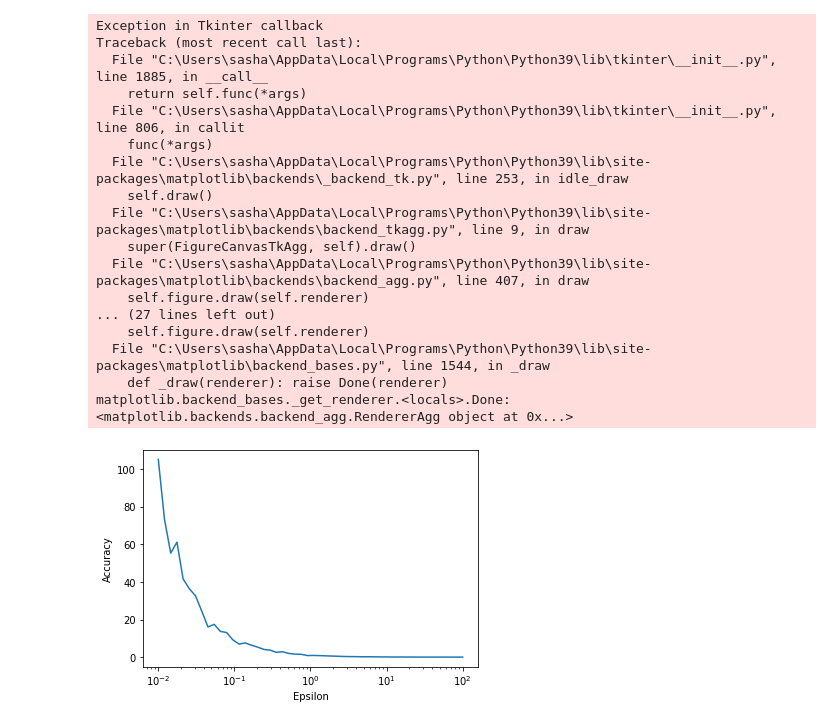
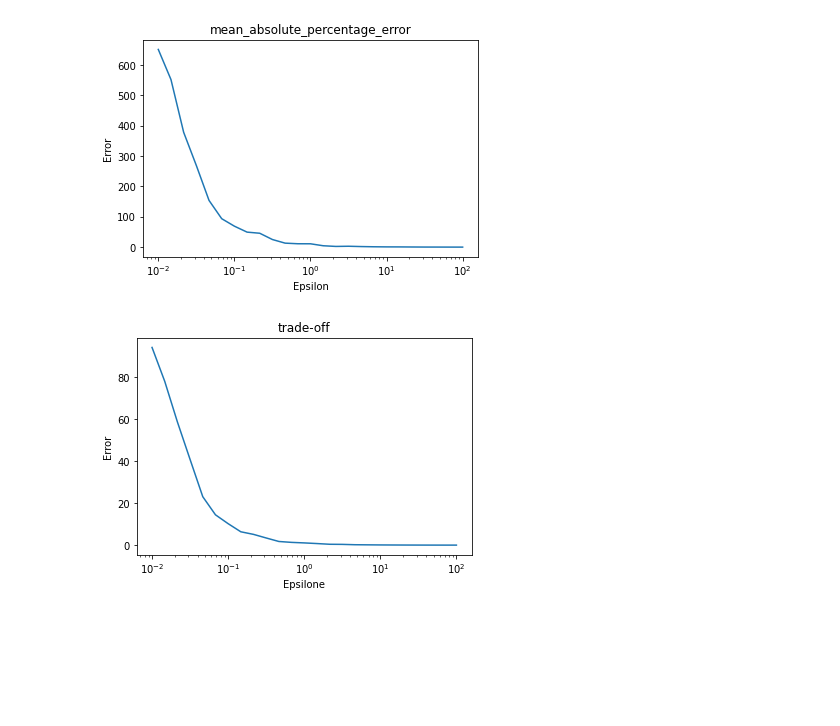
Before and after one commit to aleksandr-kataev/Privacy-Preserving-Algorithms, a Jupyter notebook: diffprivacyNoise.ipynb, the cells around one changed output. Saved outputs shown, nothing was run; the diff lists cells and outputs as text; code cells hidden in the pictures; blank space fills up the shorter version.

Commit message:
added mean_absolute_percentage_error as a metric, fixed the wrong label of rmq

```diff
--- a/diffprivacyNoise.ipynb
+++ b/diffprivacyNoise.ipynb
@@ -17,4 +18,8 @@ def gaussianMechanism(x, epsilon):
     return x
+# %%
+def mean_absolute_percentage_error(y_true, y_pred):
+    y_true, y_pred = np.array(y_true), np.array(y_pred)
+    return np.mean(np.abs((y_true - y_pred) / y_true)) * 100
 # %%
 dfy = dfy.iloc[1:]
 dfx['age'] = dfx['age'].apply(laplaceMechanism, args=(0.5,))
@@ -156,35 +59,36 @@ matplotlib.backend_bases._get_renderer.<locals>.Done: <matplotlib.backends.backe
 [figure]
 # %%
-epsilons = np.logspace(-2,2,50)
+epsilons = np.logspace(-2,2,25)
 df_original = pd.read_csv("healthdata.csv")
-average_change = []
+# %%
+average_change_mape = []
+for epsilon in epsilons:
+    df_private = pd.read_csv("healthdata.csv")
+    df_private['wage'] = df_private['wage'].apply(laplaceMechanism, args=(epsilon,))
+    rms = mean_absolute_percentage_error(df_original['wage'].to_numpy(),
+                df_private['wage'].to_numpy())
+    average_change_mape.append(rms)
+# %%
+plt.semilogx(epsilons, average_change_mape)
+plt.xlabel('Epsilon')
+plt.ylabel('Error')
+plt.title("mean_absolute_percentage_error")
+plt.show()
+# %% [output]
+[figure, added]
 # %%
+rms_values = []
+percentage = []
 for epsilon in epsilons:
     df_private = pd.read_csv("healthdata.csv")
-    df_private['age'] = df_private['age'].apply(gaussianMechanism, args=(epsilon,))
-    rms = mean_squared_error(df_original['age'], df_private['age'], squared=False)
-    average_change.append(rms)
+    df_private['wage'] = df_private['wage'].apply(gaussianMechanism, args=(epsilon,))
+    rms_values.append(mean_squared_error(df_original['wage'].to_numpy().tolist(),
+                df_private['wage'].to_numpy().tolist(), squared=False))
 # %%
-plt.semilogx(epsilons, average_change)
-plt.xlabel('Epsilon')
-plt.ylabel('Accuracy')
+plt.semilogx(epsilons, rms_values)
+plt.xlabel('Epsilone')
+plt.ylabel('Error')
+plt.title("trade-off")
 plt.show()
 # %% [output]
-Exception in Tkinter callback
-Traceback (most recent call last):
-  File "C:\Users\sasha\AppData\Local\Programs\Python\Python39\lib\tkinter\__init__.py", line 1885, in __call__
-    return self.func(*args)
-  File "C:\Users\sasha\AppData\Local\Programs\Python\Python39\lib\tkinter\__init__.py", line 806, in callit
-    func(*args)
-  File "C:\Users\sasha\AppData\Local\Programs\Python\Python39\lib\site-packages\matplotlib\backends\_backend_tk.py", line 253, in idle_draw
-    self.draw()
-  File "C:\Users\sasha\AppData\Local\Programs\Python\Python39\lib\site-packages\matplotlib\backends\backend_tkagg.py", line 9, in draw
-    super(FigureCanvasTkAgg, self).draw()
-  File "C:\Users\sasha\AppData\Local\Programs\Python\Python39\lib\site-packages\matplotlib\backends\backend_agg.py", line 407, in draw
-    self.figure.draw(self.renderer)
-... (27 lines left out)
-    self.figure.draw(self.renderer)
-  File "C:\Users\sasha\AppData\Local\Programs\Python\Python39\lib\site-packages\matplotlib\backend_bases.py", line 1544, in _draw
-    def _draw(renderer): raise Done(renderer)
-matplotlib.backend_bases._get_renderer.<locals>.Done: <matplotlib.backends.backend_agg.RendererAgg object at 0x...>
-[figure, old version]
+[figure, new version]
```
Also changed, not shown: parts of 8 cells of this notebook.
